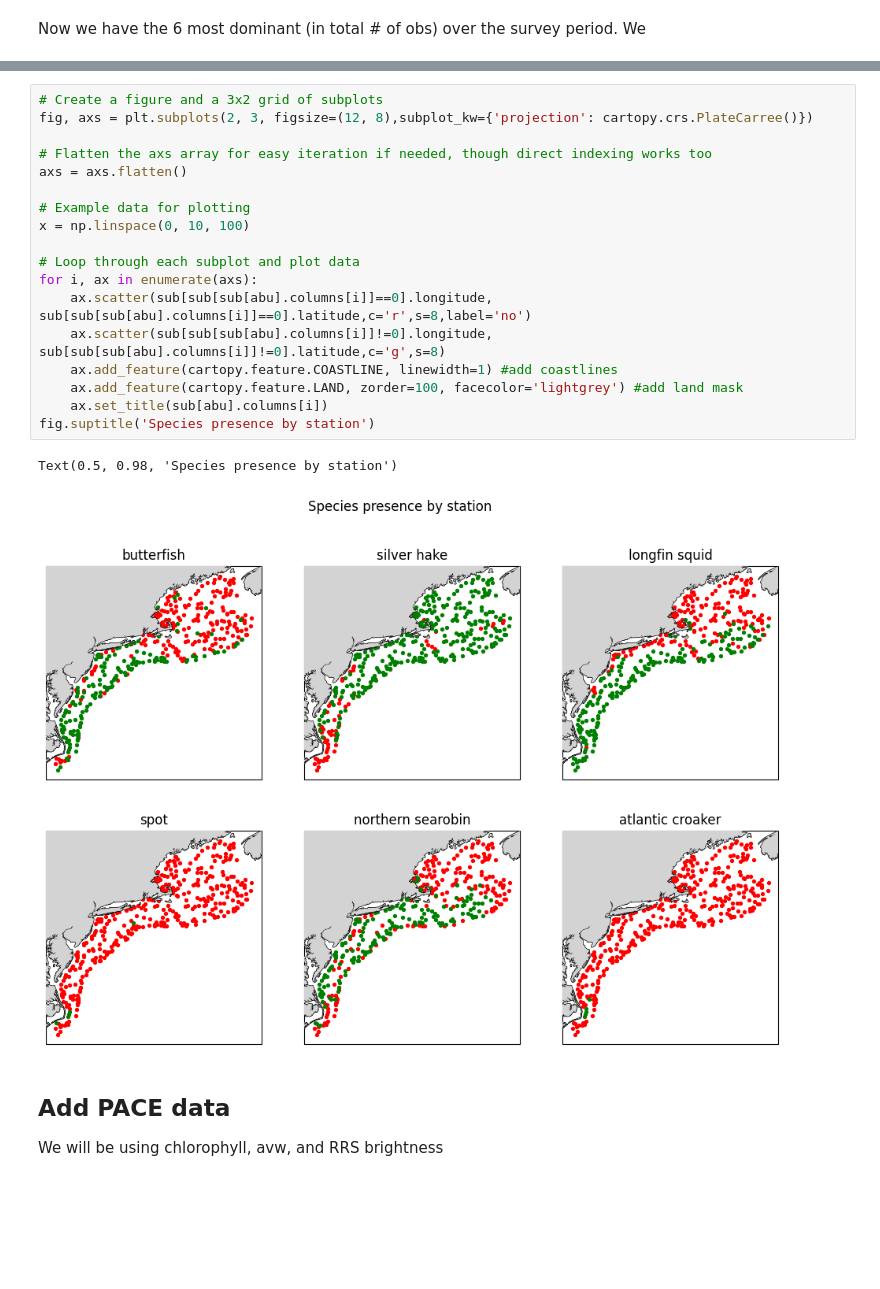
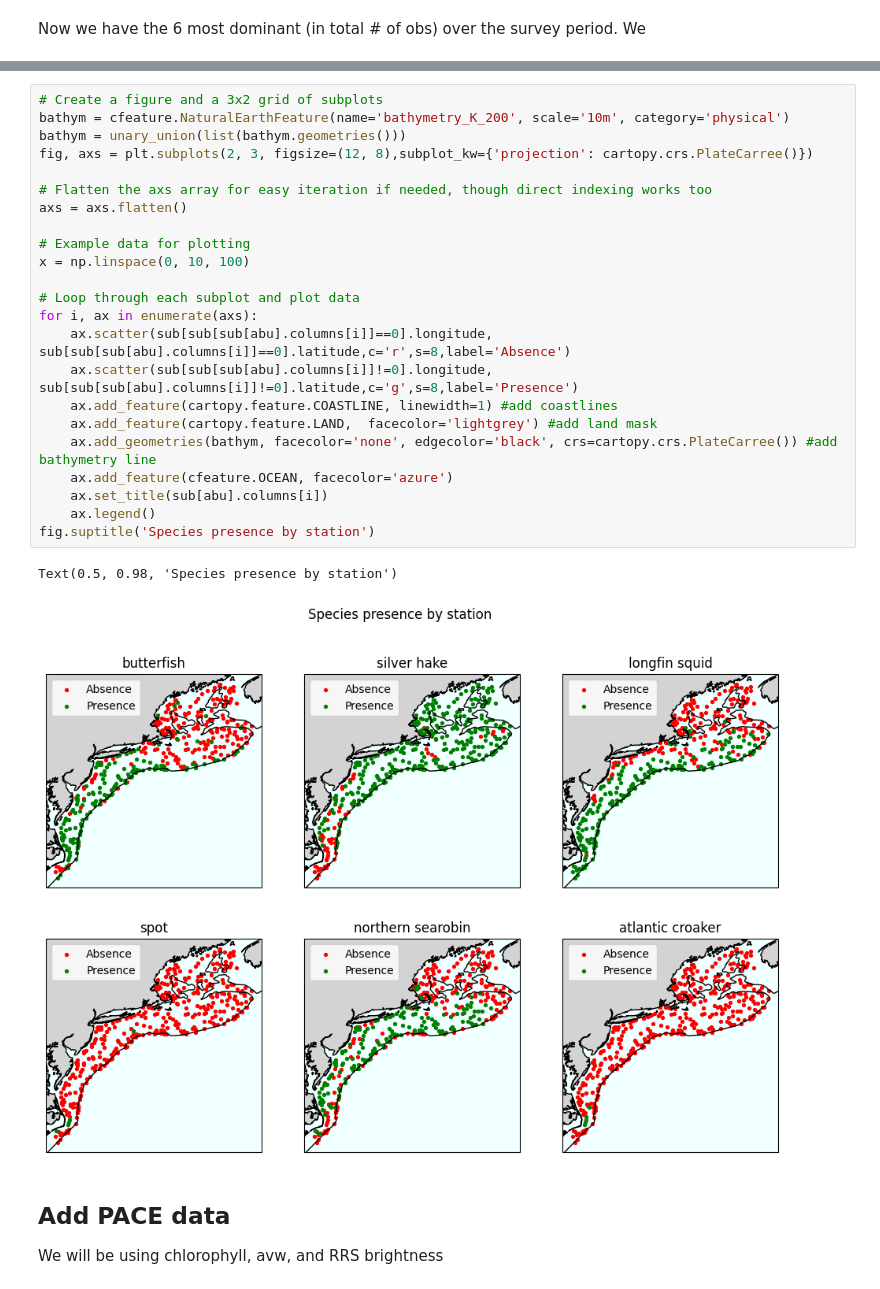
Before and after one commit to PACEHackWeek/proj_2025_sdm, a Jupyter notebook: contributors/haley/Synan_SSS_SAM_1.ipynb, the cells around one changed output, grey strips where cells are left out. Drawn from its saved outputs; the diff is of its cells as text; blank space fills up the shorter version.

```diff
--- a/contributors/haley/Synan_SSS_SAM_1.ipynb
+++ b/contributors/haley/Synan_SSS_SAM_1.ipynb
@@ -158,24 +177,29 @@ Now we have the 6 most dominant (in total # of obs) over the survey period. We
 # %%
 # Create a figure and a 3x2 grid of subplots
+bathym = cfeature.NaturalEarthFeature(name='bathymetry_K_200', scale='10m', category='physical')
+bathym = unary_union(list(bathym.geometries()))
 fig, axs = plt.subplots(2, 3, figsize=(12, 8),subplot_kw={'projection': cartopy.crs.PlateCarree()})
 
 # Flatten the axs array for easy iteration if needed, though direct indexing works too
 axs = axs.flatten()
 
 # Example data for plotting
 x = np.linspace(0, 10, 100)
 
 # Loop through each subplot and plot data
 for i, ax in enumerate(axs):
-    ax.scatter(sub[sub[sub[abu].columns[i]]==0].longitude, sub[sub[sub[abu].columns[i]]==0].latitude,c='r',s=8,label='no')
-    ax.scatter(sub[sub[sub[abu].columns[i]]!=0].longitude, sub[sub[sub[abu].columns[i]]!=0].latitude,c='g',s=8)
+    ax.scatter(sub[sub[sub[abu].columns[i]]==0].longitude, sub[sub[sub[abu].columns[i]]==0].latitude,c='r',s=8,label='Absence')
+    ax.scatter(sub[sub[sub[abu].columns[i]]!=0].longitude, sub[sub[sub[abu].columns[i]]!=0].latitude,c='g',s=8,label='Presence')
     ax.add_feature(cartopy.feature.COASTLINE, linewidth=1) #add coastlines
-    ax.add_feature(cartopy.feature.LAND, zorder=100, facecolor='lightgrey') #add land mask
+    ax.add_feature(cartopy.feature.LAND,  facecolor='lightgrey') #add land mask
+    ax.add_geometries(bathym, facecolor='none', edgecolor='black', crs=cartopy.crs.PlateCarree()) #add bathymetry line
+    ax.add_feature(cfeature.OCEAN, facecolor='azure')
     ax.set_title(sub[abu].columns[i])
+    ax.legend()
 fig.suptitle('Species presence by station')
 # %% [output]
 Text(0.5, 0.98, 'Species presence by station')
-[figure, old version]
+[figure, new version]
 # %% [markdown]
 ## Add PACE data
 We will be using chlorophyll, avw, and RRS brightness
```
Also changed, not shown: parts of 14 cells of this notebook.
